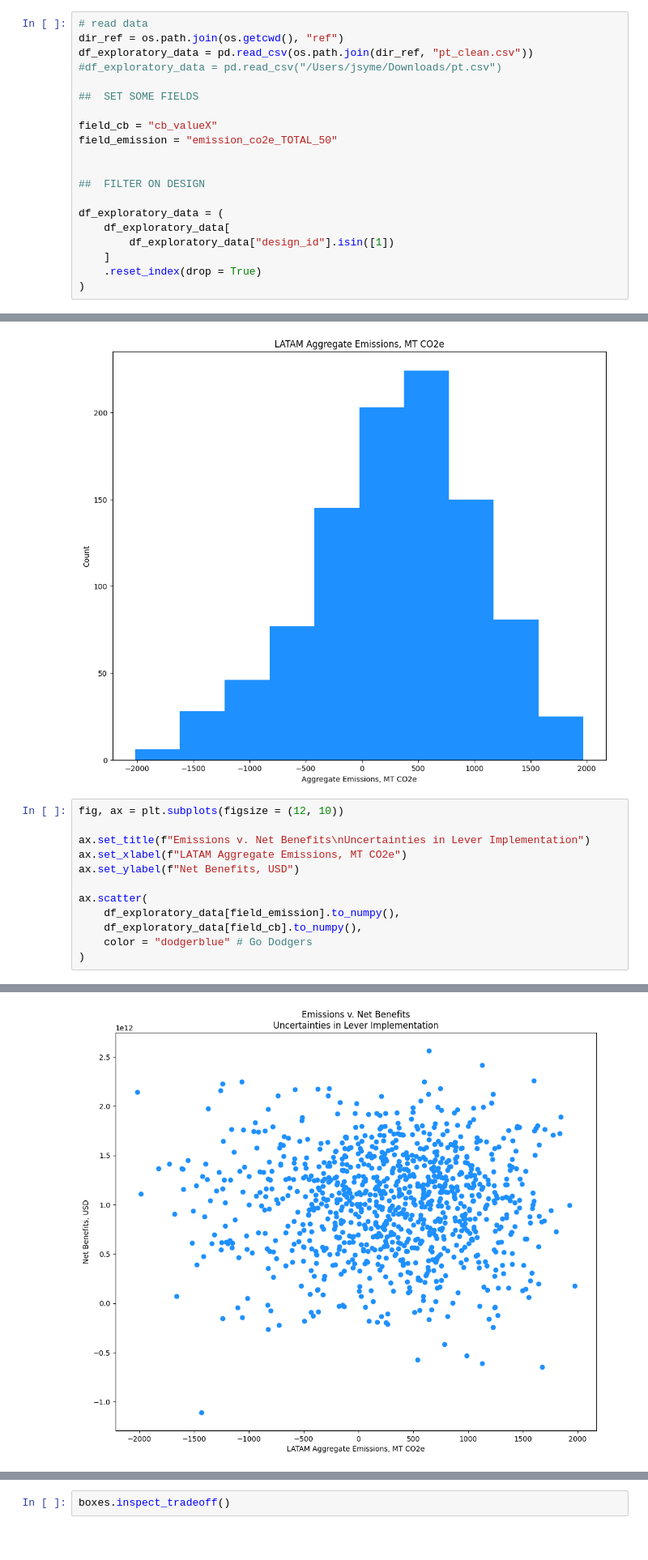
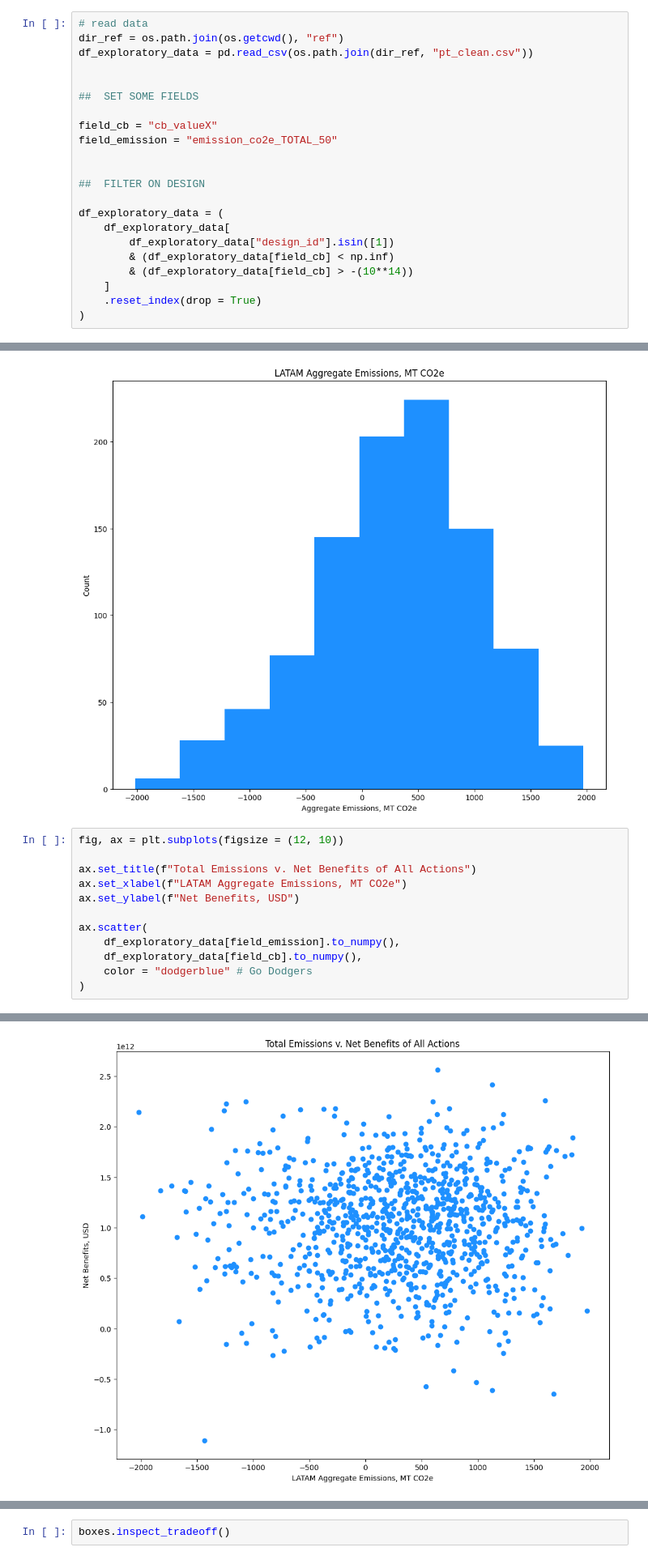
Before and after one commit to jcsyme/sdexplorer, a Jupyter notebook: explore_scenario_discovery.ipynb, the cells around one changed output, grey strips where cells are left out. Shown at 81% size. Drawn from its saved outputs; the diff is of its cells as text.

```diff
--- a/explore_scenario_discovery.ipynb
+++ b/explore_scenario_discovery.ipynb
@@ -37,7 +45,7 @@ if dir_py not in sys.path:
 # read data
 dir_ref = os.path.join(os.getcwd(), "ref")
 df_exploratory_data = pd.read_csv(os.path.join(dir_ref, "pt_clean.csv"))
-#df_exploratory_data = pd.read_csv("/Users/jsyme/Downloads/pt.csv")
+
 
 ##  SET SOME FIELDS
 
@@ -50,6 +58,8 @@ field_emission = "emission_co2e_TOTAL_50"
 df_exploratory_data = (
     df_exploratory_data[
         df_exploratory_data["design_id"].isin([1])
+        & (df_exploratory_data[field_cb] < np.inf)
+        & (df_exploratory_data[field_cb] > -(10**14))
     ]
     .reset_index(drop = True)
 )
@@ -78,17 +88,17 @@ ax.hist(
 # %%
 fig, ax = plt.subplots(figsize = (12, 10))
 
-ax.set_title(f"Emissions v. Net Benefits\nUncertainties in Lever Implementation")
+ax.set_title(f"Total Emissions v. Net Benefits of All Actions")
 ax.set_xlabel(f"LATAM Aggregate Emissions, MT CO2e")
 ax.set_ylabel(f"Net Benefits, USD")
 
 ax.scatter(
     df_exploratory_data[field_emission].to_numpy(),
     df_exploratory_data[field_cb].to_numpy(),
     color = "dodgerblue" # Go Dodgers
 )
 # %% [output]
 <matplotlib.collections.PathCollection at 0x...>
-[figure, old version]
+[figure, new version]
 # %% [markdown]
 ##  Define some cases of interest
```
Also changed, not shown: parts of 31 cells of this notebook.
